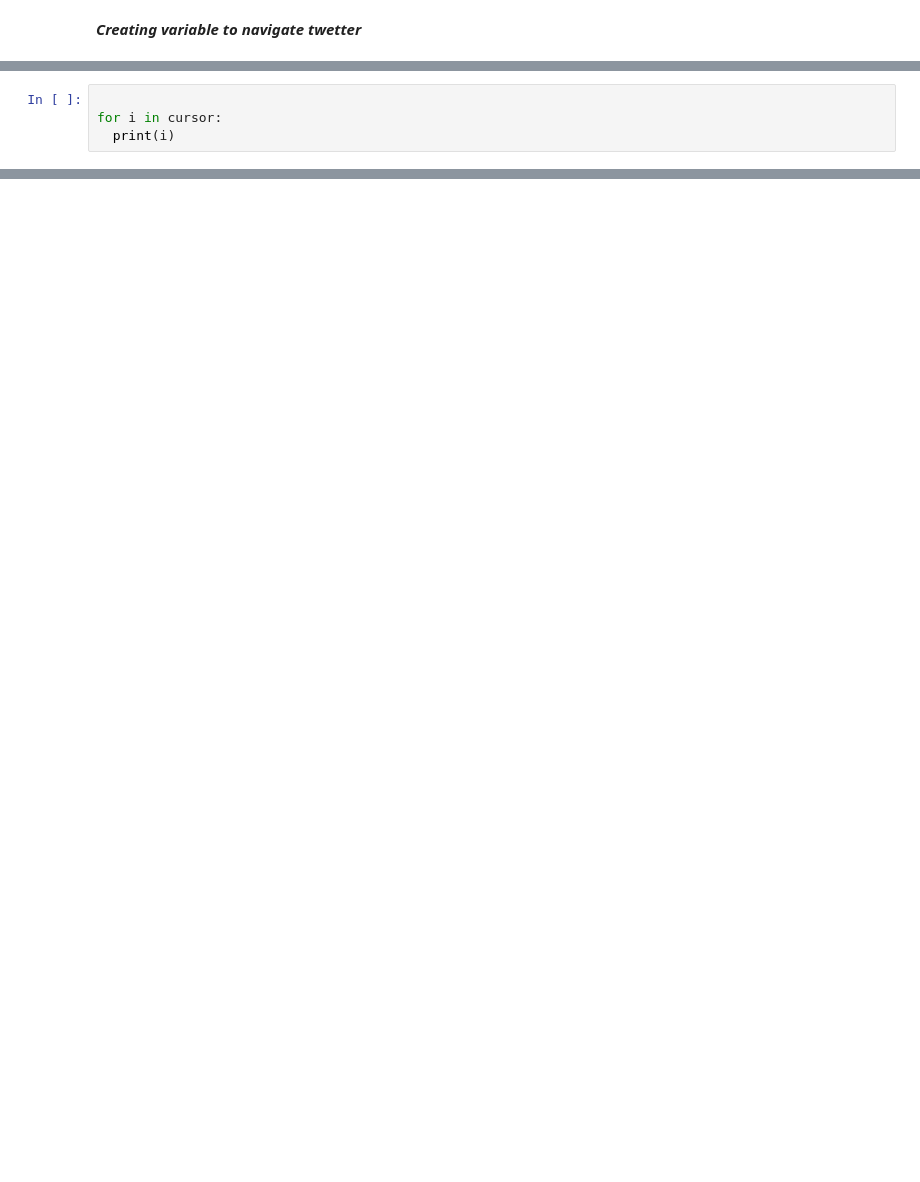
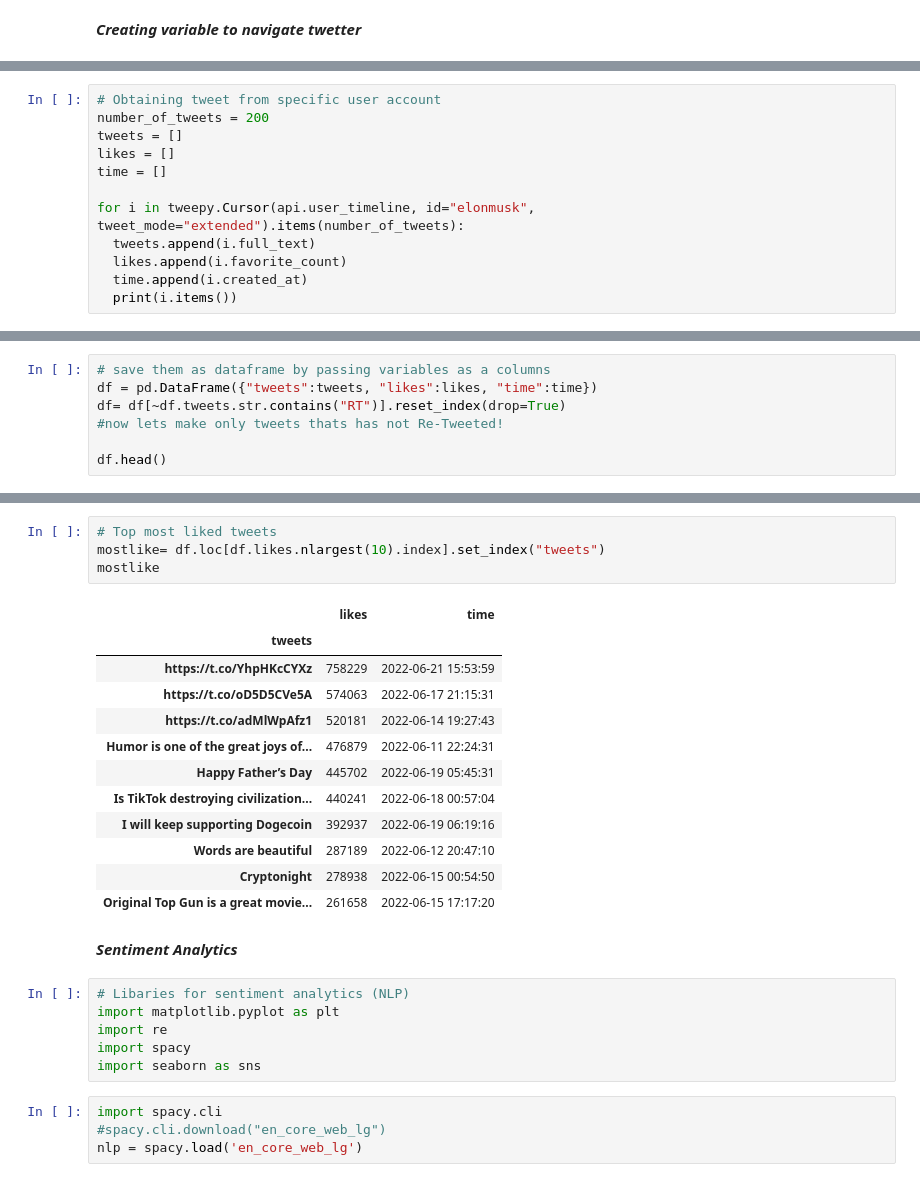
Before and after one commit to mrchapagain/SocialNetworkAnalytics, a Jupyter notebook: TwiteerDataAnalytics.ipynb, the cells around one changed output, grey strips where cells are left out. Saved outputs shown, nothing was run; the diff lists cells and outputs as text; blank space fills up the shorter version.

```diff
--- a/TwiteerDataAnalytics.ipynb
+++ b/TwiteerDataAnalytics.ipynb
@@ -105,4 +52,0 @@ cursor
-# %%
-
-for i in cursor:
-  print(i)
@@ -536,0 +53,12 @@ Toronto, ON
+# %%
+# Obtaining tweet from specific user account
+number_of_tweets = 200
+tweets = []
+likes = []
+time = []
+
+for i in tweepy.Cursor(api.user_timeline, id="elonmusk", tweet_mode="extended").items(number_of_tweets):
+  tweets.append(i.full_text)
+  likes.append(i.favorite_count)
+  time.append(i.created_at)
+  print(i.items())
@@ -536,0 +69,7 @@ Toronto, ON
+# %%
+# save them as dataframe by passing variables as a columns
+df = pd.DataFrame({"tweets":tweets, "likes":likes, "time":time})
+df= df[~df.tweets.str.contains("RT")].reset_index(drop=True)
+#now lets make only tweets thats has not Re-Tweeted!
+
+df.head()
@@ -536,0 +83,29 @@ Toronto, ON
+# %%
+# Top most liked tweets
+mostlike= df.loc[df.likes.nlargest(10).index].set_index("tweets")
+mostlike
+# %% [output]
+|  | likes | time |
+| tweets |  |  |
+| https://t.co/YhpHKcCYXz | 758229 | 2022-06-21 15:53:59 |
+| https://t.co/oD5D5CVe5A | 574063 | 2022-06-17 21:15:31 |
+| https://t.co/adMlWpAfz1 | 520181 | 2022-06-14 19:27:43 |
+| Humor is one of the great joys of... | 476879 | 2022-06-11 22:24:31 |
+| Happy Father’s Day | 445702 | 2022-06-19 05:45:31 |
+| Is TikTok destroying civilization... | 440241 | 2022-06-18 00:57:04 |
+| I will keep supporting Dogecoin | 392937 | 2022-06-19 06:19:16 |
+| Words are beautiful | 287189 | 2022-06-12 20:47:10 |
+| Cryptonight | 278938 | 2022-06-15 00:54:50 |
+| Original Top Gun is a great movie... | 261658 | 2022-06-15 17:17:20 |
+# %% [markdown]
+***Sentiment Analytics***
+# %%
+# Libaries for sentiment analytics (NLP)
+import matplotlib.pyplot as plt
+import re
+import spacy
+import seaborn as sns
+# %%
+import spacy.cli
+#spacy.cli.download("en_core_web_lg")
+nlp = spacy.load('en_core_web_lg')
```
Also changed, not shown: parts of 35 cells of this notebook.
